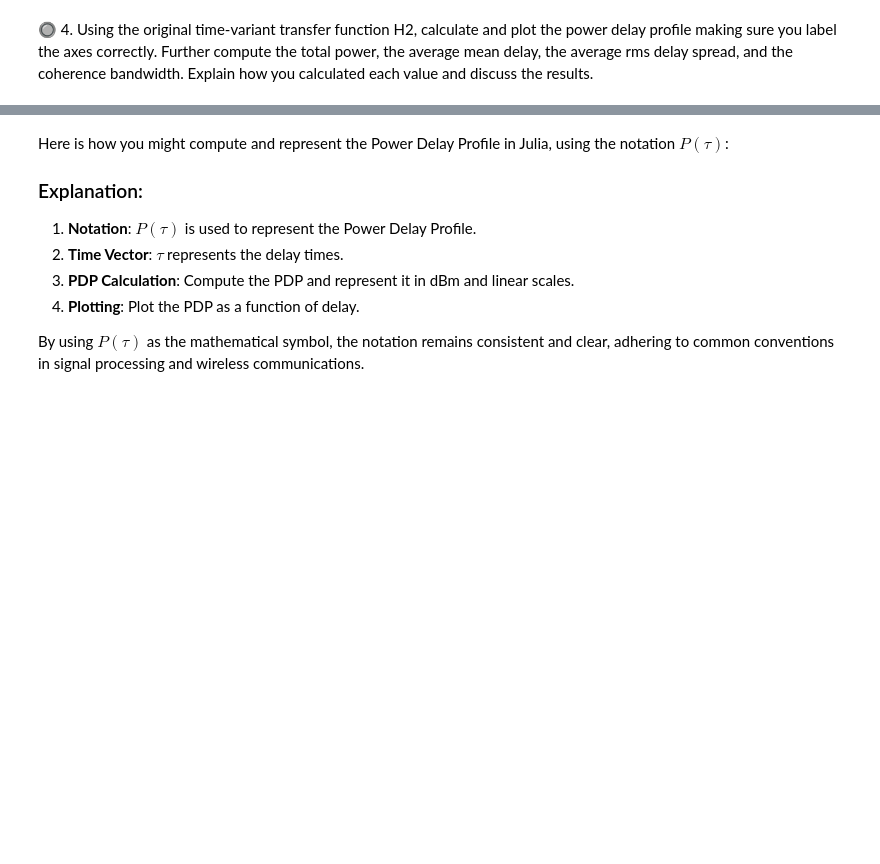
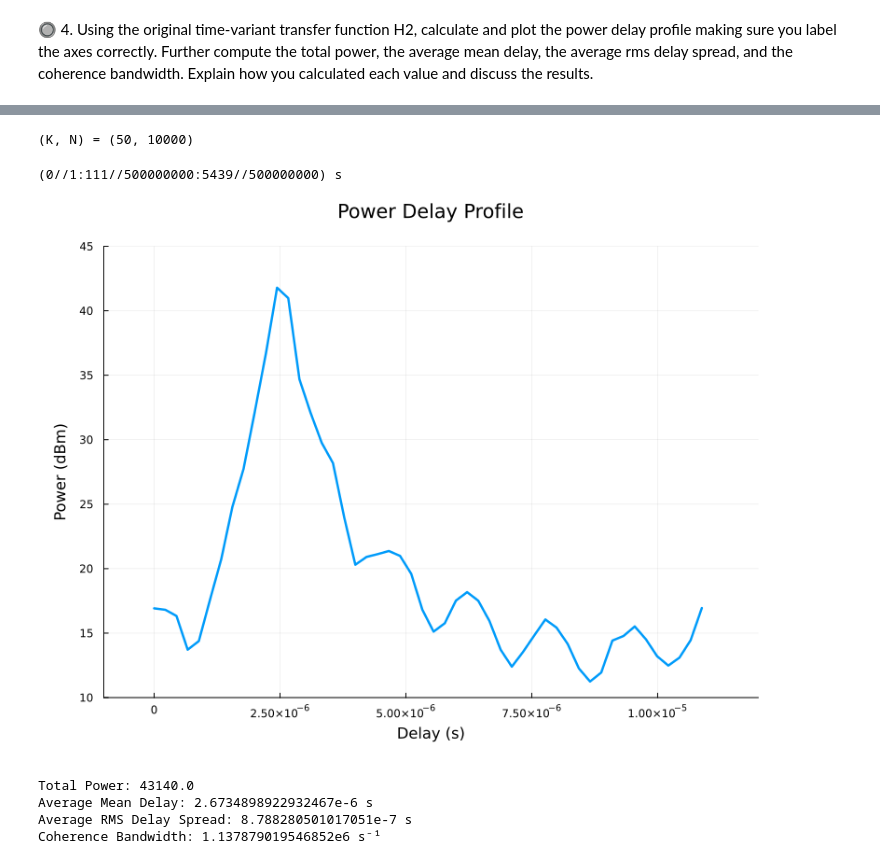
Before and after one commit to setrar/RADIO, a Jupyter notebook: Assignements/2/REPORT.ipynb, the cells around one changed output, grey strips where cells are left out. Drawn from its saved outputs; the diff is of its cells as text; code cells hidden in the pictures; blank space fills up the shorter version.

```diff
--- a/Assignements/2/REPORT.ipynb
+++ b/Assignements/2/REPORT.ipynb
@@ -257,2 +163,9 @@ $ P[n] = \frac{1}{N} \sum_{k=1}^{N} |h[k, n]|^2 $
 
 where $ N $ is the number of samples.
+# %%
+# Read the Channel Input Response H2 from the Matlab's file
+# a Matlab's matrix stays a Julia matrix when imported
+H₂  = H2; @show typeof(H₂), size(H₂);
+
+# We use Matlab notation, i.e., indexing starts at 1!
+# Tha is also the Julia's default notation, one-index based
@@ -305,10 +224,0 @@ BS: 1.1378790195468497e6
-# %% [markdown]
-Here is how you might compute and represent the Power Delay Profile in Julia, using the notation $ P(\tau) $:
-
-### Explanation:
-1. **Notation**: $ P(\tau) $ is used to represent the Power Delay Profile.
-2. **Time Vector**: $ \tau $ represents the delay times.
-3. **PDP Calculation**: Compute the PDP and represent it in dBm and linear scales.
-4. **Plotting**: Plot the PDP as a function of delay.
-
-By using $ P(\tau) $ as the mathematical symbol, the notation remains consistent and clear, adhering to common conventions in signal processing and wireless communications.
@@ -314,0 +227,31 @@ By using $ P(\tau) $ as the mathematical symbol, the notation remains consistent
+# %%
+# Step 1: Compute the inverse FFT along each column to get the time-domain impulse response
+hₜ = 𝓕⁻¹(H₂, 1);
+# %%
+# Step 2: Dimensions: Number of rows (delay taps), Number of columns (realizations)
+K, N = size(H₂); @show K, N
+
+# Step 3: Compute the Power Delay Profile (PDP) using for comprehension
+𝑷ₜ = [1/N * ∑(abs.(hₜ[i, :]).^2) for i in 1:K];
+# %% [output]
+(K, N) = (50, 10000)
+# %%
+# Define the delay time vector (assuming sampling interval of 222 ns)
+Δt = uconvert(u"s", 222u"ns");
+τ = Δt * (0:(K - 1))
+# %% [output]
+(0//1:111//500000000:5439//500000000) s
+# %%
+# Calculate PDP in dBm for plotting
+𝑷ₗₙ₁₀ = 10 .* log10.(𝑷ₜ)
+
+# Plot the results
+plot(τ, 𝑷ₗₙ₁₀, xlabel="Delay", ylabel="Power (dBm)", title="Power Delay Profile", label="PDP"
+    , linewidth = 2.5
+    , xlims = (-0.1e-5 , 1.2e-5), ylims = (10 , 45 )
+    , size = (800,600)
+    , legend = :false
+    , margin = 5mm
+)
+# %% [output]
+[figure, added]
@@ -314,0 +273,11 @@ By using $ P(\tau) $ as the mathematical symbol, the notation remains consistent
+# %%
+# Print results
+println("Total Power: ", round(𝑷ₜₒₜₐₗ, digits = 0))
+println("Average Mean Delay: ", τ̄)
+println("Average RMS Delay Spread: ", τᵣₘₛ)
+println("Coherence Bandwidth: ", 𝑩₍)
+# %% [output]
+Total Power: 43140.0
+Average Mean Delay: 2.6734898922932467e-6 s
+Average RMS Delay Spread: 8.788280501017051e-7 s
+Coherence Bandwidth: 1.137879019546852e6 s⁻¹
```
Also changed, not shown: parts of 18 cells of this notebook.
